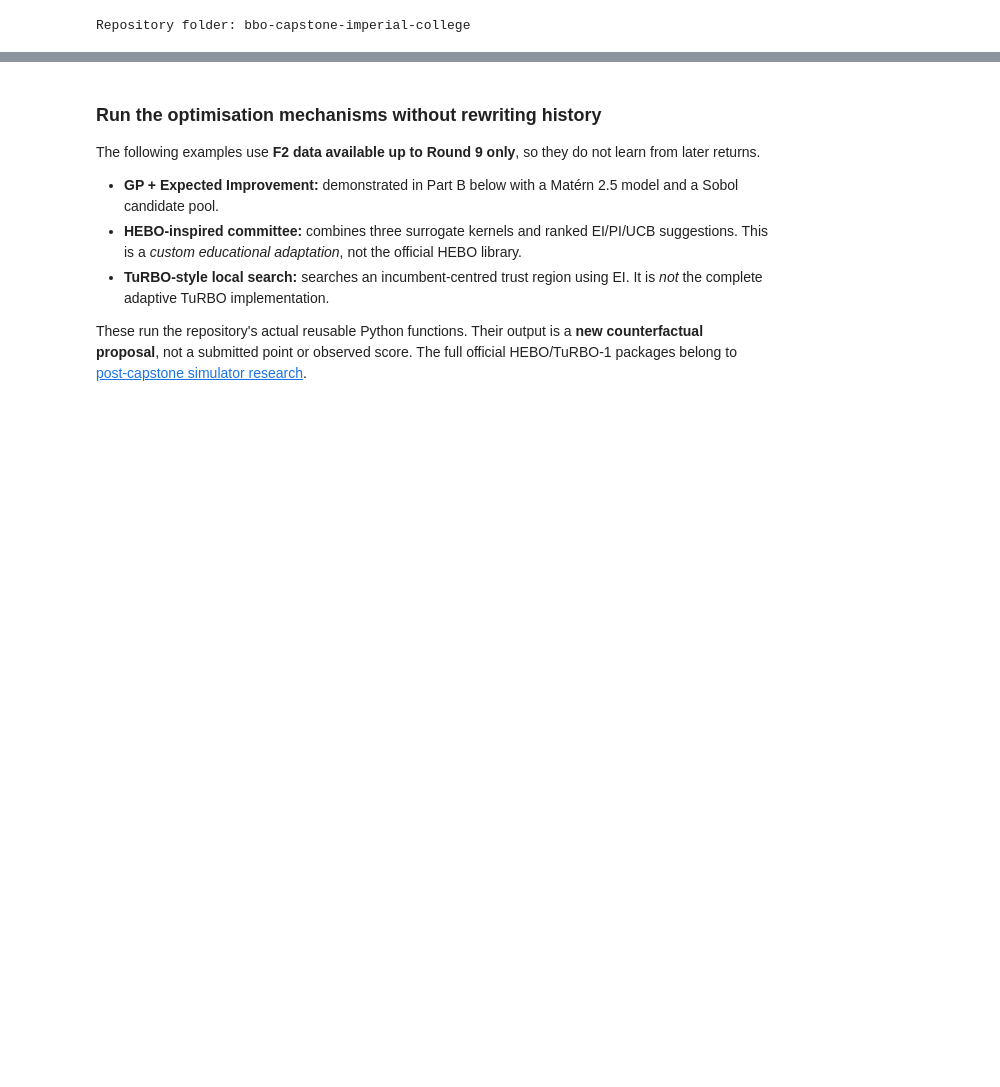
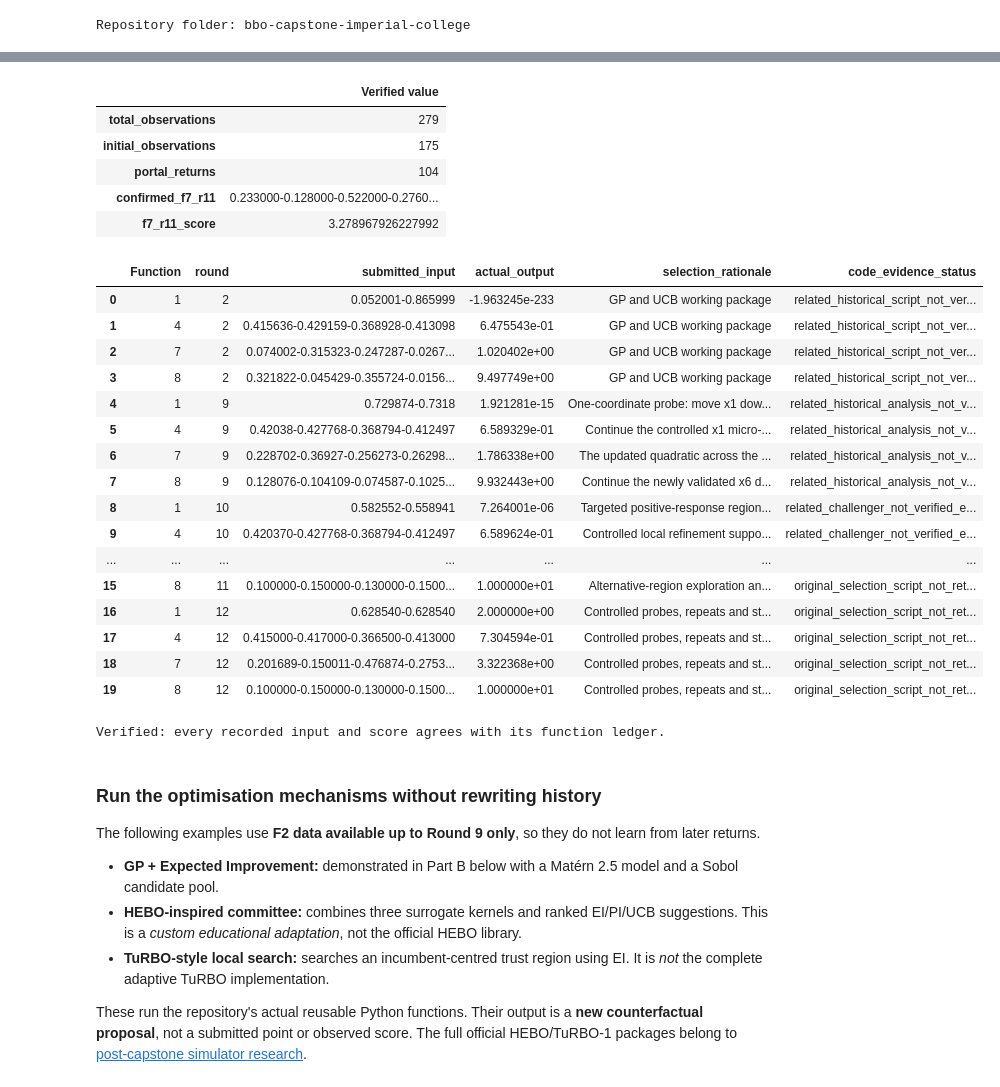
Before and after one commit to tatonsyML/bbo-capstone-imperial-college, a Jupyter notebook: notebooks/Capstone_Final_Walkthrough.ipynb, the cells around one changed output, grey strips where cells are left out. Drawn from its saved outputs; the diff is of its cells as text; code cells hidden in the pictures; blank space fills up the shorter version.

```diff
--- a/notebooks/Capstone_Final_Walkthrough.ipynb
+++ b/notebooks/Capstone_Final_Walkthrough.ipynb
@@ -53,3 +58,47 @@ The following code demonstrates optimisation methods using the recorded observat
+# %%
+# Check all 104 actual submissions against the eight separate decision ledgers.
+# The audit also checks the confirmed F7 R11 record in two source CSVs.
+facts = audit_portal_history(ROOT)
+display(pd.DataFrame([facts]).T.rename(columns={0: 'Verified value'}))
+
+all_ledgers = []
+for function_id in range(1, 9):
+    ledger = pd.read_csv(ROOT / f'functions/F{function_id}/selection_history.csv')
+    ledger.insert(0, 'Function', function_id)
+    all_ledgers.append(ledger)
+decisions = pd.concat(all_ledgers, ignore_index=True)
+assert len(decisions) == 104
+assert len(decisions.loc[decisions['Function'].eq(7) & decisions['round'].eq(11)]) == 1
+display(decisions.loc[
+    decisions['Function'].isin([1, 4, 7, 8]) & decisions['round'].isin([2, 9, 10, 11, 12]),
+    ['Function', 'round', 'submitted_input', 'actual_output', 'selection_rationale', 'code_evidence_status']
+].sort_values(['round', 'Function']).reset_index(drop=True))
+print('Verified: every recorded input and score agrees with its function ledger.')
+# %% [output]
+|  | Verified value |
+| total_observations | 279 |
+| initial_observations | 175 |
+| portal_returns | 104 |
+| confirmed_f7_r11 | 0.233000-0.128000-0.522000-0.2760... |
+| f7_r11_score | 3.278967926227992 |
+|  | Function | round | submitted_input | actual_output | selection_rationale | code_evidence_status |
+| 0 | 1 | 2 | 0.052001-0.865999 | -1.963245e-233 | GP and UCB working package | related_historical_script_not_ver... |
+| 1 | 4 | 2 | 0.415636-0.429159-0.368928-0.413098 | 6.475543e-01 | GP and UCB working package | related_historical_script_not_ver... |
+| 2 | 7 | 2 | 0.074002-0.315323-0.247287-0.0267... | 1.020402e+00 | GP and UCB working package | related_historical_script_not_ver... |
+| 3 | 8 | 2 | 0.321822-0.045429-0.355724-0.0156... | 9.497749e+00 | GP and UCB working package | related_historical_script_not_ver... |
+| 4 | 1 | 9 | 0.729874-0.7318 | 1.921281e-15 | One-coordinate probe: move x1 dow... | related_historical_analysis_not_v... |
+| 5 | 4 | 9 | 0.42038-0.427768-0.368794-0.412497 | 6.589329e-01 | Continue the controlled x1 micro-... | related_historical_analysis_not_v... |
+| 6 | 7 | 9 | 0.228702-0.36927-0.256273-0.26298... | 1.786338e+00 | The updated quadratic across the ... | related_historical_analysis_not_v... |
+| 7 | 8 | 9 | 0.128076-0.104109-0.074587-0.1025... | 9.932443e+00 | Continue the newly validated x6 d... | related_historical_analysis_not_v... |
+| 8 | 1 | 10 | 0.582552-0.558941 | 7.264001e-06 | Targeted positive-response region... | related_challenger_not_verified_e... |
+| 9 | 4 | 10 | 0.420370-0.427768-0.368794-0.412497 | 6.589624e-01 | Controlled local refinement suppo... | related_challenger_not_verified_e... |
+| ... | ... | ... | ... | ... | ... | ... |
+| 15 | 8 | 11 | 0.100000-0.150000-0.130000-0.1500... | 1.000000e+01 | Alternative-region exploration an... | original_selection_script_not_ret... |
+| 16 | 1 | 12 | 0.628540-0.628540 | 2.000000e+00 | Controlled probes, repeats and st... | original_selection_script_not_ret... |
+| 17 | 4 | 12 | 0.415000-0.417000-0.366500-0.413000 | 7.304594e-01 | Controlled probes, repeats and st... | original_selection_script_not_ret... |
+| 18 | 7 | 12 | 0.201689-0.150011-0.476874-0.2753... | 3.322368e+00 | Controlled probes, repeats and st... | original_selection_script_not_ret... |
+| 19 | 8 | 12 | 0.100000-0.150000-0.130000-0.1500... | 1.000000e+01 | Controlled probes, repeats and st... | original_selection_script_not_ret... |
+Verified: every recorded input and score agrees with its function ledger.
 # %% [markdown]
 ### Run the optimisation mechanisms without rewriting history
 
```
Also changed, not shown: parts of 9 cells of this notebook, 43 other files.
